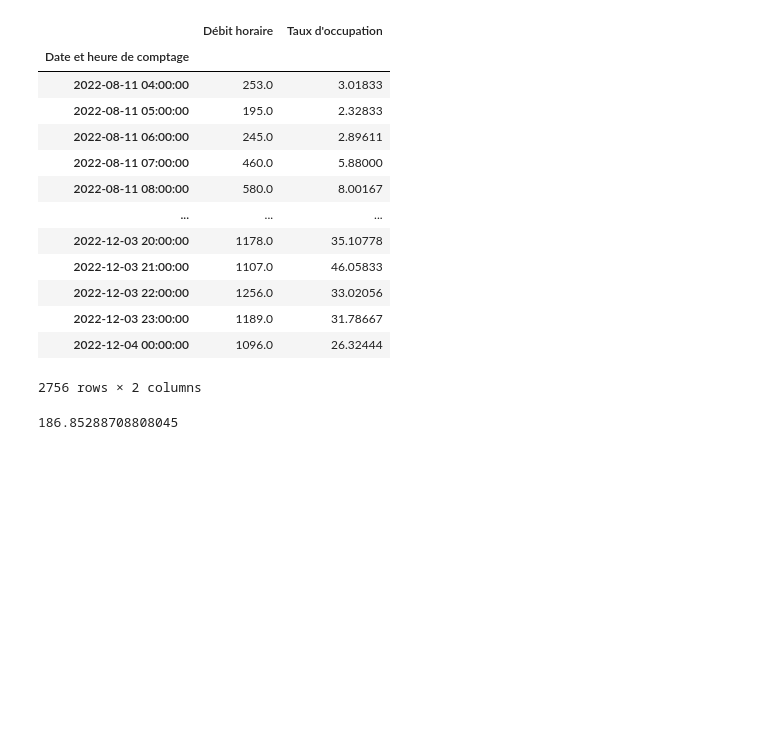
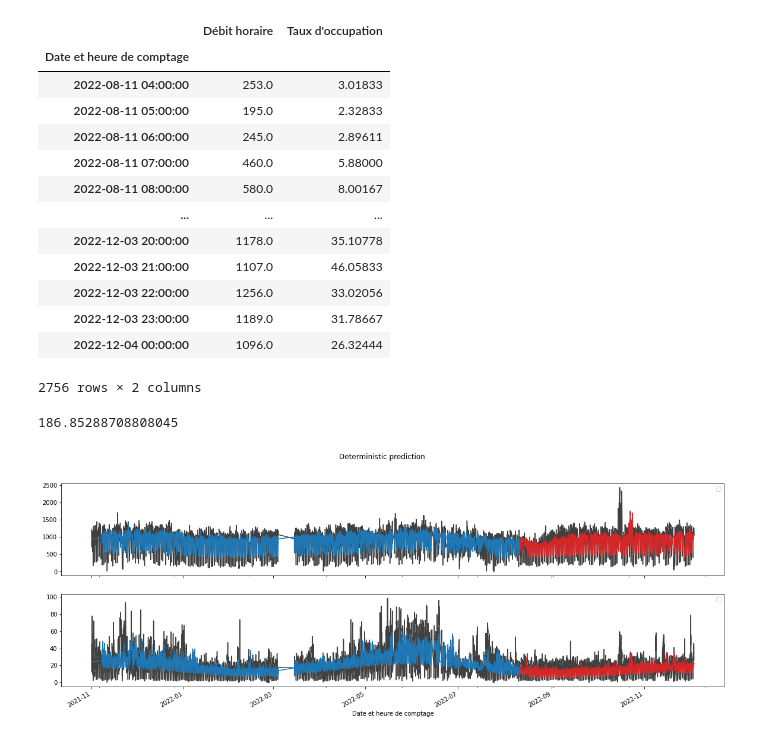
Before and after one commit to chrisahn99/eCSpress, a Jupyter notebook: notebooks/Hybrid_Linear_XGBoost.ipynb, the cells around one changed output. Drawn from its saved outputs; the diff is of its cells as text; code cells hidden in the pictures; blank space fills up the shorter version.

```diff
--- a/notebooks/Hybrid_Linear_XGBoost.ipynb
+++ b/notebooks/Hybrid_Linear_XGBoost.ipynb
@@ -424 +373,4 @@ y_cycle_pred
 2756 rows × 2 columns
+# %%
+y_cycle_fit = pd.concat([y_cycle_taux_fit,y_cycle_debit_fit],axis=1)
+y_cycle_fit
@@ -442 +409,4 @@ y_pred_deterministic
 2756 rows × 2 columns
+# %%
+y_fit_deterministic = y_trend_fit + y_season_fit + y_cycle_fit
+y_fit_deterministic
@@ -444,4 +429,4 @@ y_pred_deterministic
 X = df_chmps_base
 y = df_chmps_base
 
-_,_,_,y_test = timeseries_train_test_split(X,y,test_size=0.3)
+_,_,y_train,y_test = timeseries_train_test_split(X,y,test_size=0.3)
@@ -466,3 +468,12 @@ y_test
 rmse(y_test,y_pred_deterministic)
 # %% [output]
 186.85288708808045
+# %%
+axs = y_train.plot(color='0.25', subplots=True, sharex=True, figsize=(20,7))
+axs = y_test.plot(color='0.25', subplots=True, sharex=True, ax=axs)
+axs = y_fit_deterministic.plot(color='C0', subplots=True, sharex=True, ax=axs)
+axs = y_pred_deterministic.plot(color='C3', subplots=True, sharex=True, ax=axs)
+for ax in axs: ax.legend([])
+_ = plt.suptitle("Deterministic prediction")
+# %% [output]
+[figure, added]
```
Also changed, not shown: parts of 14 cells of this notebook, 2 other files.
